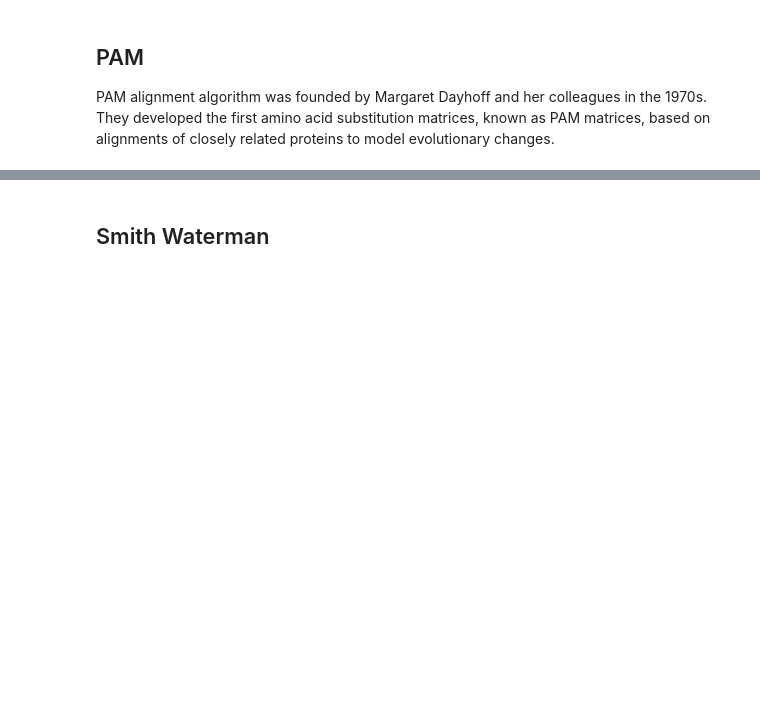
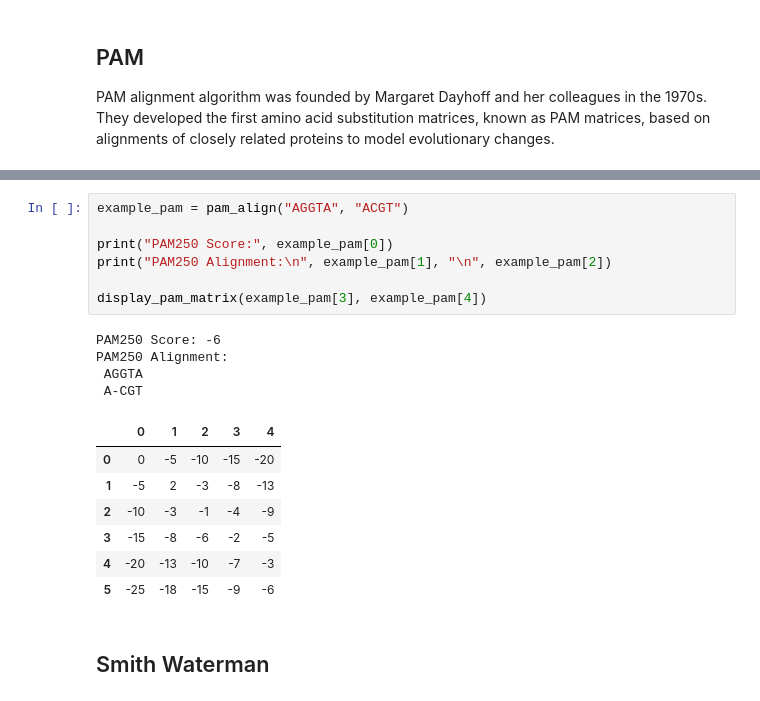
Before and after one commit to lilyhirano/Alignment-Analysis, a Jupyter notebook: alignment-analysis.ipynb, the cells around one changed output, grey strips where cells are left out. Drawn from its saved outputs; the diff is of its cells as text; blank space fills up the shorter version.

```diff
--- a/alignment-analysis.ipynb
+++ b/alignment-analysis.ipynb
@@ -225,3 +291,22 @@ def pam_score(seq1, seq2):
+# %%
+example_pam = pam_align("AGGTA", "ACGT")
+
+print("PAM250 Score:", example_pam[0])
+print("PAM250 Alignment:\n", example_pam[1], "\n", example_pam[2])
+
+display_pam_matrix(example_pam[3], example_pam[4])
+# %% [output]
+PAM250 Score: -6
+PAM250 Alignment:
+ AGGTA
+ A-CGT
+|  | 0 | 1 | 2 | 3 | 4 |
+| 0 | 0 | -5 | -10 | -15 | -20 |
+| 1 | -5 | 2 | -3 | -8 | -13 |
+| 2 | -10 | -3 | -1 | -4 | -9 |
+| 3 | -15 | -8 | -6 | -2 | -5 |
+| 4 | -20 | -13 | -10 | -7 | -3 |
+| 5 | -25 | -18 | -15 | -9 | -6 |
 # %% [markdown]
 ## Smith Waterman
 # %%
```
Also changed, not shown: parts of 4 cells of this notebook.
